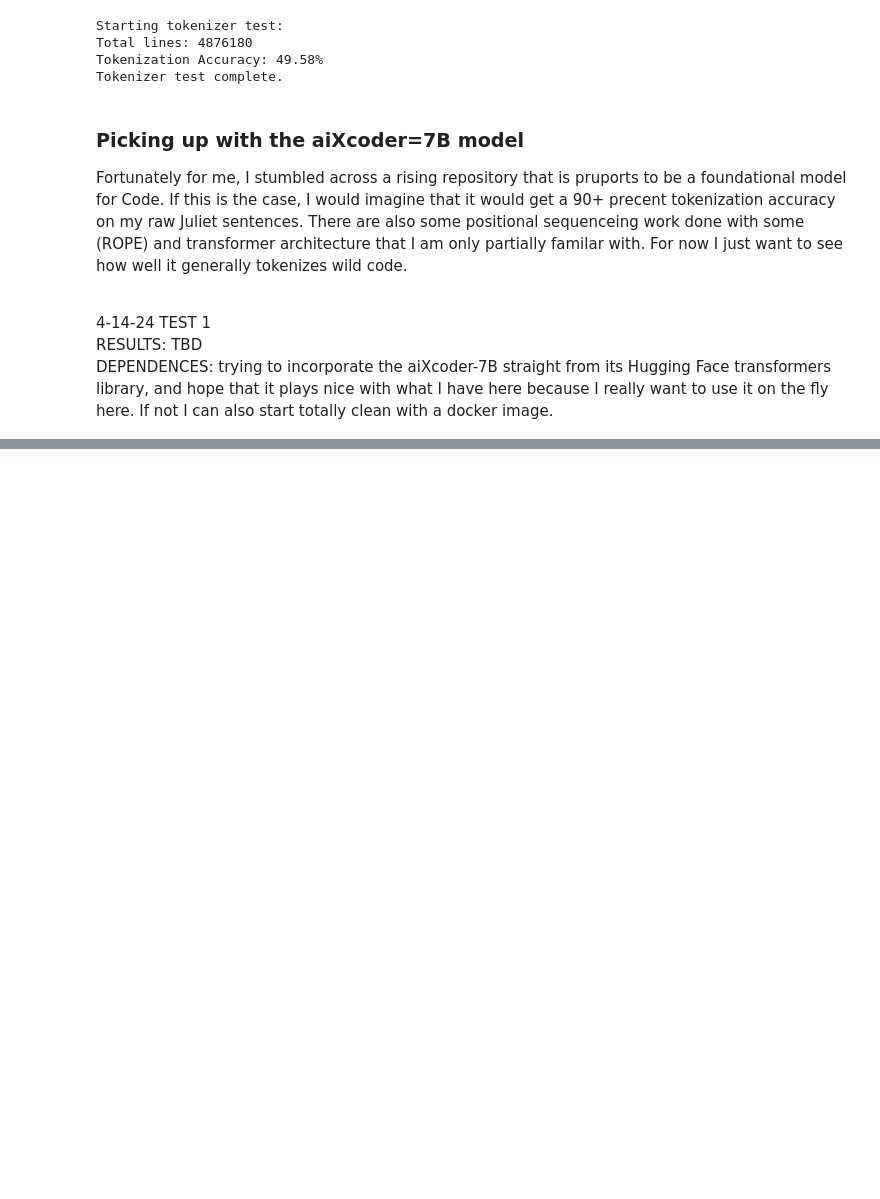
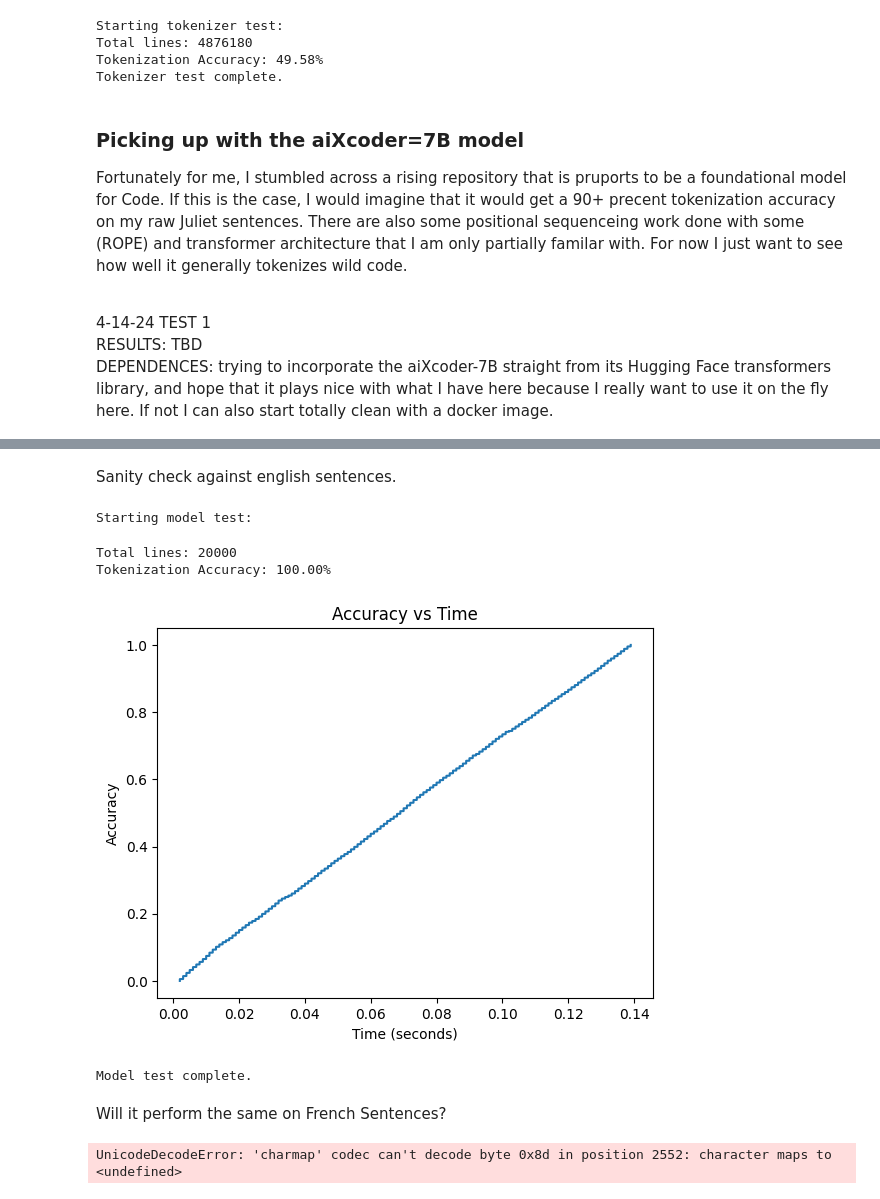
Before and after one commit to Andrew-Gautier/Juliet, a Jupyter notebook: tokenizer.ipynb, the cells around one changed output, grey strips where cells are left out. Saved outputs shown, nothing was run; the diff lists cells and outputs as text; code cells hidden in the pictures; blank space fills up the shorter version.

```diff
--- a/tokenizer.ipynb
+++ b/tokenizer.ipynb
@@ -162,0 +180,29 @@ HFValidationError: Repo id must use alphanumeric chars or '-', '_', '.', '--' an
+# %% [markdown]
+Sanity check against english sentences.
+# %%
+# Example usage
+with open('C:\\Users\\Andrew\\Desktop\\nasa_project\\Juliet\\Large Files\\eng_sentences.txt', 'r') as f:
+    lines = f.readlines()
+
+# Test the model
+print("Starting model test:")
+test_model(sp, lines)
+print("Model test complete.")
+# %% [output]
+Starting model test:
+Total lines: 20000
+Tokenization Accuracy: 100.00%
+[figure, added]
+Model test complete.
+# %% [markdown]
+Will it perform the same on French Sentences?
+# %%
+with open('C:\\Users\\Andrew\\Desktop\\nasa_project\\Juliet\\Large Files\\output_sentences.txt', 'r') as f:
+    lines = f.readlines()
+
+# Test the model
+print("Starting model test:")
+test_model(sp, lines)
+print("Model test complete.")
+# %% [output]
+UnicodeDecodeError: 'charmap' codec can't decode byte 0x8d in position 2552: character maps to <undefined>
```
Also changed, not shown: parts of 2 cells of this notebook, 2 other files.
